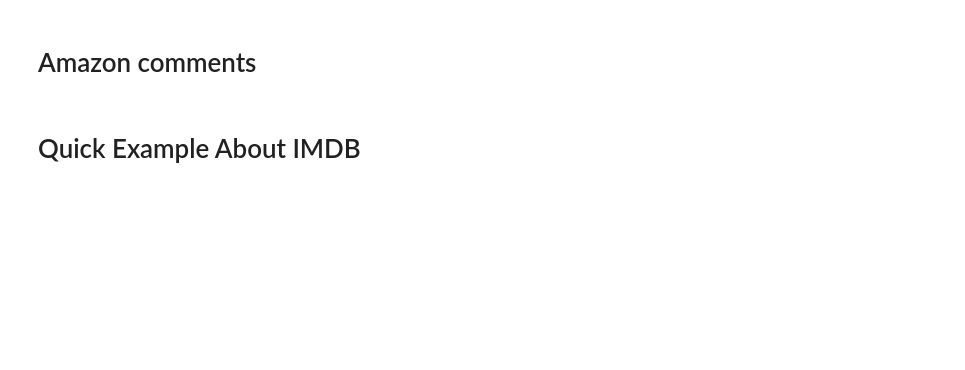
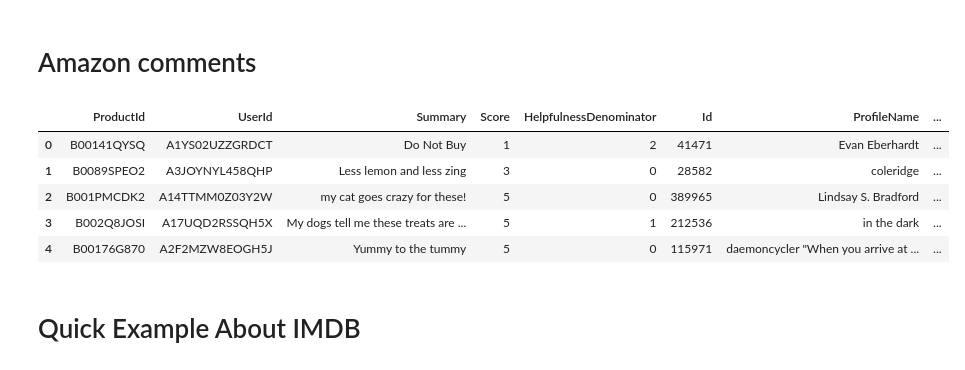
Before and after one commit to binliu0630/Deep_Learning, a Jupyter notebook: Amazon_tensorflow2_0.ipynb, the cells around one changed output. Drawn from its saved outputs; the diff is of its cells as text; code cells hidden in the pictures; blank space fills up the shorter version.

```diff
--- a/Amazon_tensorflow2_0.ipynb
+++ b/Amazon_tensorflow2_0.ipynb
@@ -32,6 +32,18 @@ import numpy as np
 import pandas as pd
 # %% [markdown]
 # Amazon comments
+# %%
+ data_path = "https://s3.amazonaws.com/tomk/h2o-world/megan/AmazonReviews.csv"
+data = pd.read_csv(data_path)
+# %%
+data.head()
+# %% [output]
+|  | ProductId | UserId | Summary | Score | HelpfulnessDenominator | Id | ProfileName | ... |
+| 0 | B00141QYSQ | A1YS02UZZGRDCT | Do Not Buy | 1 | 2 | 41471 | Evan Eberhardt | ... |
+| 1 | B0089SPEO2 | A3JOYNYL458QHP | Less lemon and less zing | 3 | 0 | 28582 | coleridge | ... |
+| 2 | B001PMCDK2 | A14TTMM0Z03Y2W | my cat goes crazy for these! | 5 | 0 | 389965 | Lindsay S. Bradford | ... |
+| 3 | B002Q8JOSI | A17UQD2RSSQH5X | My dogs tell me these treats are ... | 5 | 1 | 212536 | in the dark | ... |
+| 4 | B00176G870 | A2F2MZW8EOGH5J | Yummy to the tummy | 5 | 0 | 115971 | daemoncycler "When you arrive at ... | ... |
 # %% [markdown]
 # Quick Example About IMDB
 # %%
```
Also changed, not shown: parts of 13 cells of this notebook.
